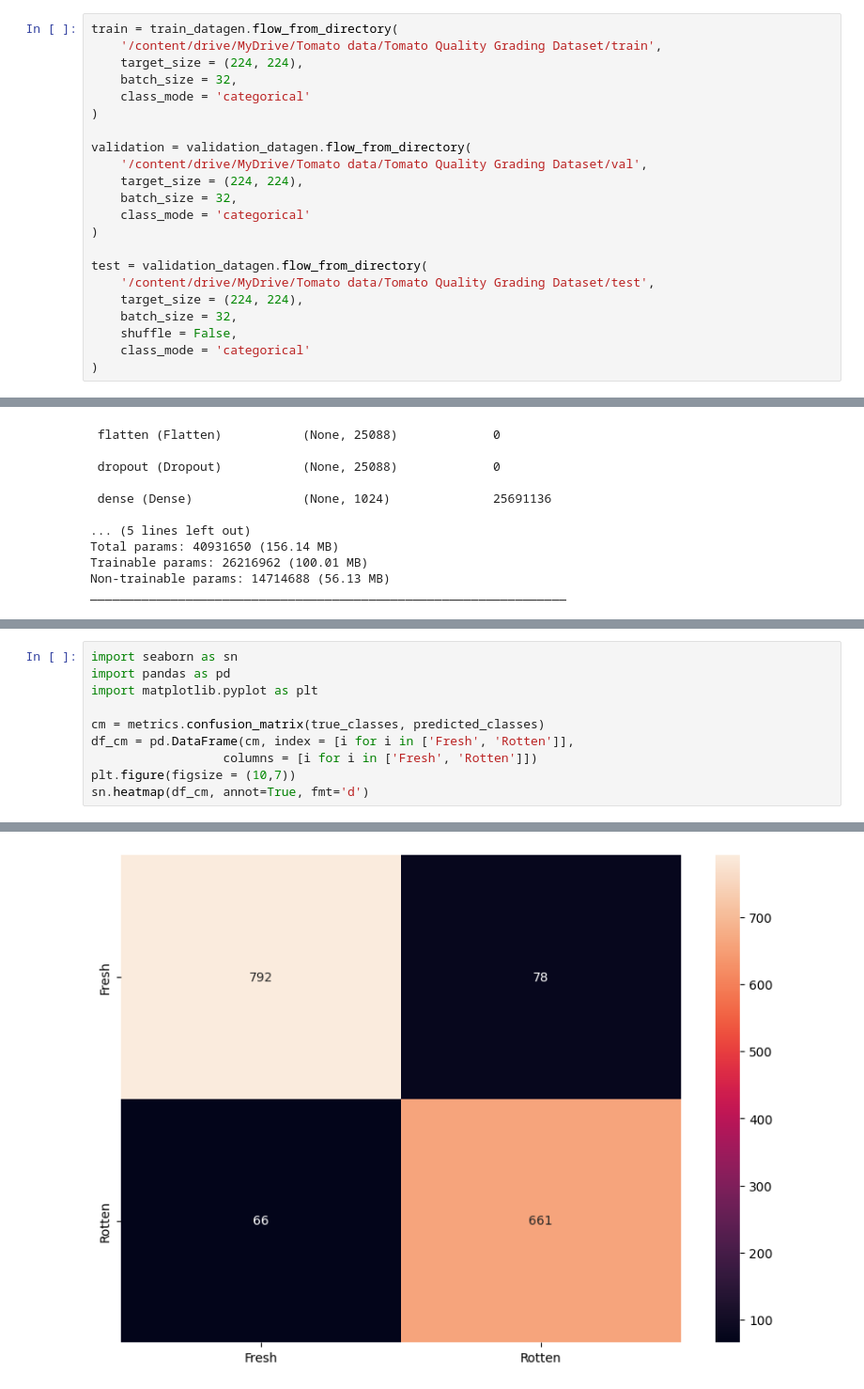
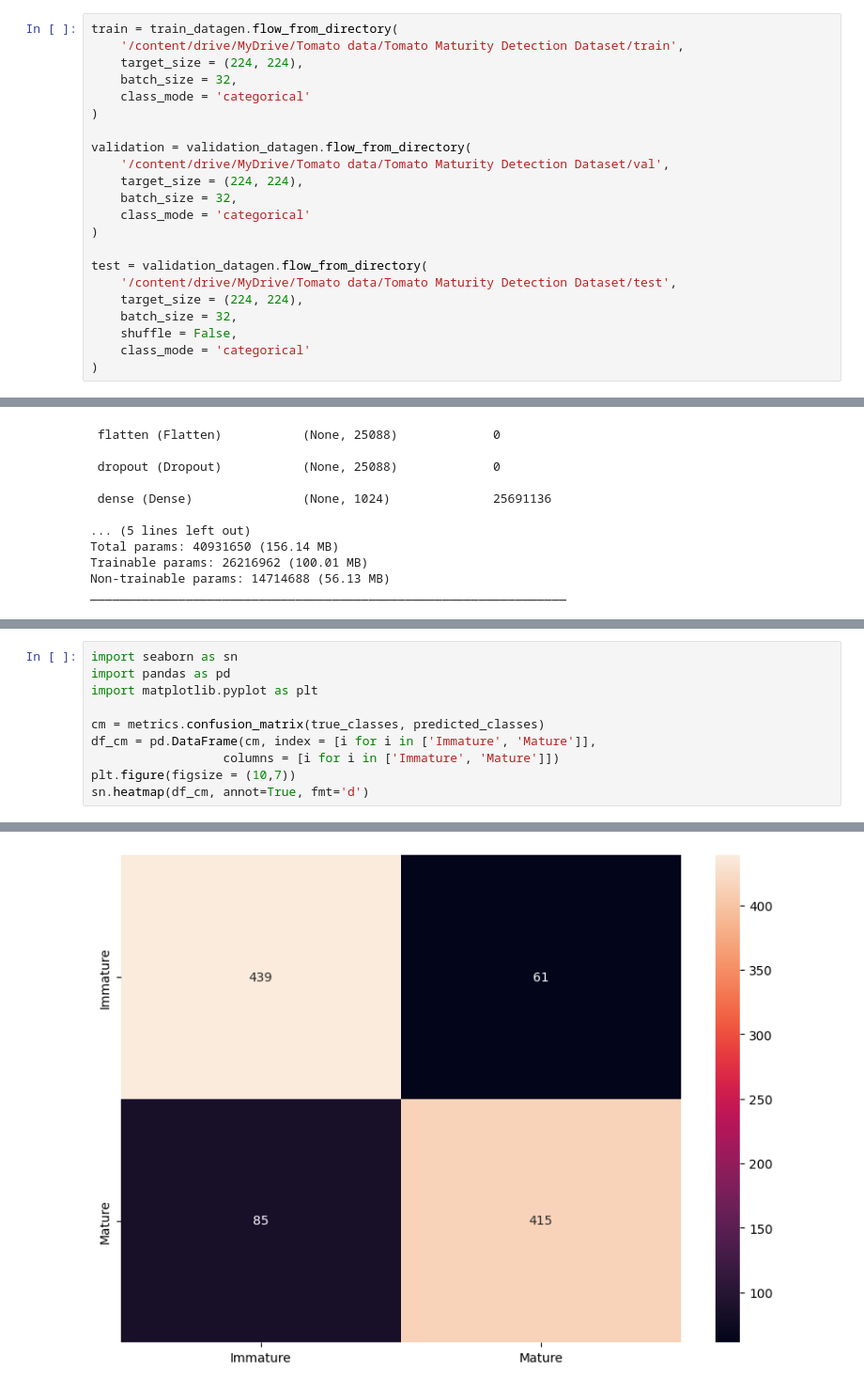
Before and after one commit to RazzakRimon/Research, a Jupyter notebook: VGG16_(6)_(2)_(2).ipynb, the cells around one changed output, grey strips where cells are left out. Shown: that part at 94% size. Cells and saved outputs as stored; diff of their text form.

Commit message:
Tomato Maturity Detection

```diff
--- a/VGG16_(6)_(2)_(2).ipynb
+++ b/VGG16_(6)_(2)_(2).ipynb
@@ -41,21 +41,21 @@ drive.mount('/content/drive')
 Mounted at /content/drive
 # %%
 train = train_datagen.flow_from_directory(
-    '/content/drive/MyDrive/Tomato data/Tomato Quality Grading Dataset/train',
+    '/content/drive/MyDrive/Tomato data/Tomato Maturity Detection Dataset/train',
     target_size = (224, 224),
     batch_size = 32,
     class_mode = 'categorical'
 )
 
 validation = validation_datagen.flow_from_directory(
-    '/content/drive/MyDrive/Tomato data/Tomato Quality Grading Dataset/val',
+    '/content/drive/MyDrive/Tomato data/Tomato Maturity Detection Dataset/val',
     target_size = (224, 224),
     batch_size = 32,
     class_mode = 'categorical'
 )
 
 test = validation_datagen.flow_from_directory(
-    '/content/drive/MyDrive/Tomato data/Tomato Quality Grading Dataset/test',
+    '/content/drive/MyDrive/Tomato data/Tomato Maturity Detection Dataset/test',
     target_size = (224, 224),
     batch_size = 32,
     shuffle = False,
@@ -166,16 +166,16 @@ weighted avg       0.91      0.91      0.91      1597
 # %%
 import seaborn as sn
 import pandas as pd
 import matplotlib.pyplot as plt
 
 cm = metrics.confusion_matrix(true_classes, predicted_classes)
-df_cm = pd.DataFrame(cm, index = [i for i in ['Fresh', 'Rotten']],
-                  columns = [i for i in ['Fresh', 'Rotten']])
+df_cm = pd.DataFrame(cm, index = [i for i in ['Immature', 'Mature']],
+                  columns = [i for i in ['Immature', 'Mature']])
 plt.figure(figsize = (10,7))
 sn.heatmap(df_cm, annot=True, fmt='d')
 # %% [output]
 <Axes: >
-[figure, old version]
+[figure, new version]
 # %%
 plt.plot(history.history['accuracy'])
 plt.plot(history.history['val_accuracy'])
```
Also changed, not shown: parts of 7 cells of this notebook.
